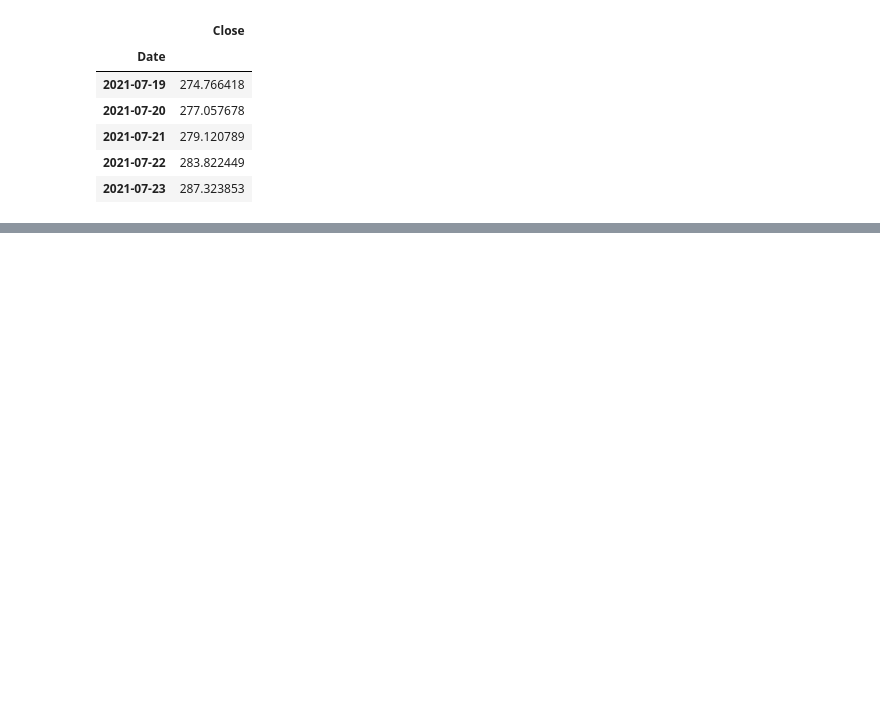
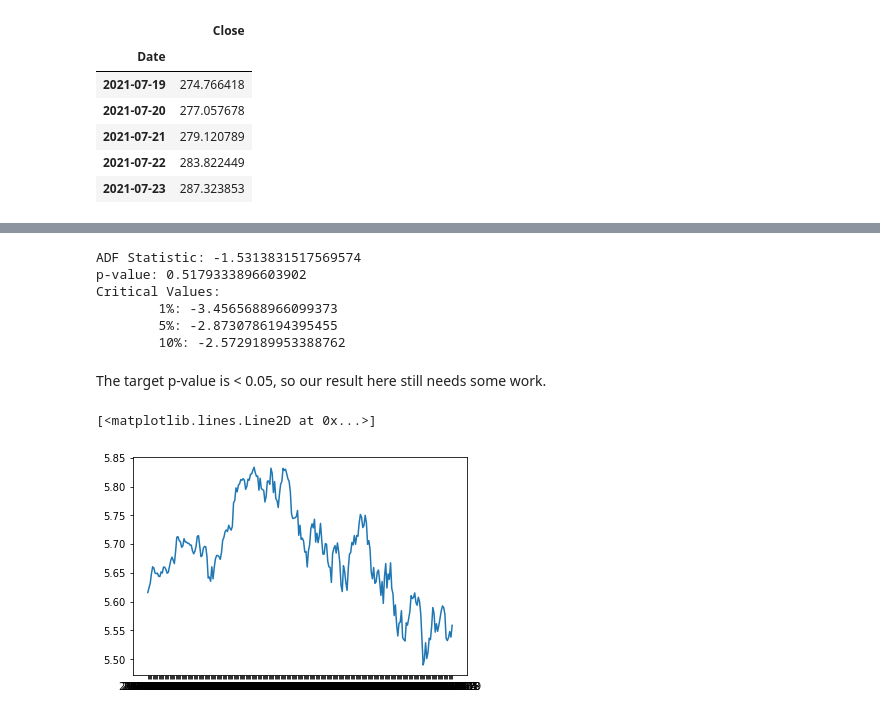
Before and after one commit to danicavalera/ARIMA, a Jupyter notebook: arima.ipynb, the cells around one changed output, grey strips where cells are left out. Cells and saved outputs as stored; diff of their text form; code cells hidden in the pictures; blank space fills up the shorter version.

```diff
--- a/arima.ipynb
+++ b/arima.ipynb
@@ -17,0 +68,22 @@ raw_df.head()
+# %%
+result = adfuller(raw_df['Close'])
+print('ADF Statistic: {}'.format(result[0]))
+print('p-value: {}'.format(result[1]))
+print('Critical Values:')
+for key, value in result[4].items():
+    print('\t{}: {}'.format(key, value))
+# %% [output]
+ADF Statistic: -1.5313831517569574
+p-value: 0.5179333896603902
+Critical Values:
+        1%: -3.4565688966099373
+        5%: -2.8730786194395455
+        10%: -2.5729189953388762
+# %% [markdown]
+The target p-value is < 0.05, so our result here still needs some work.
+# %%
+df_log = np.log(raw_df)
+plt.plot(df_log)
+# %% [output]
+[<matplotlib.lines.Line2D at 0x...>]
+[figure, added]
```
Also changed, not shown: parts of 10 cells of this notebook.
